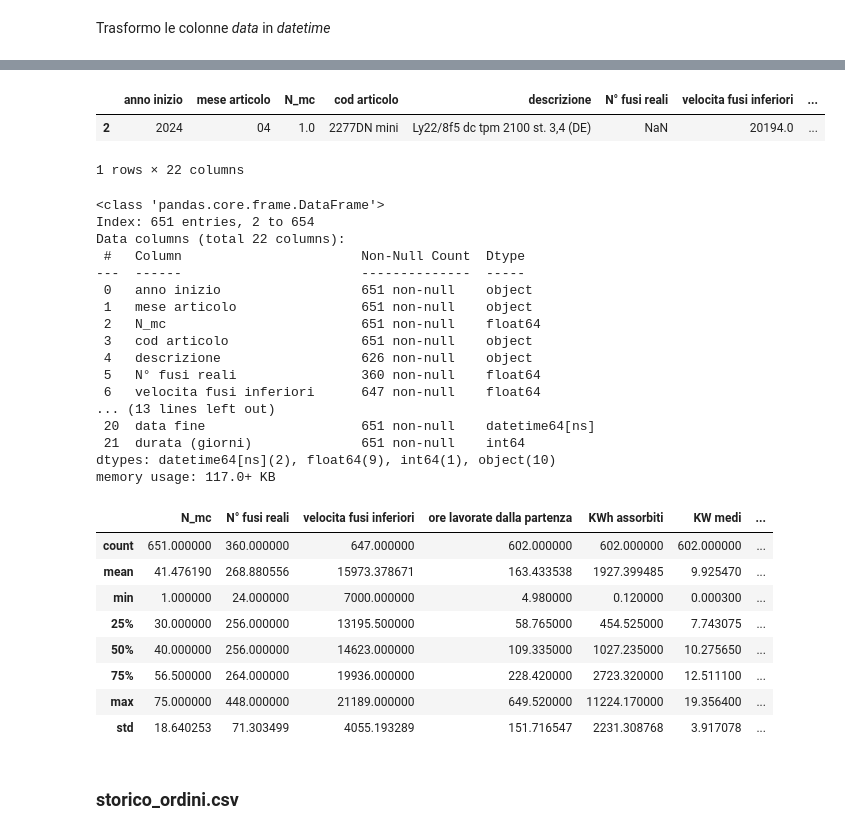
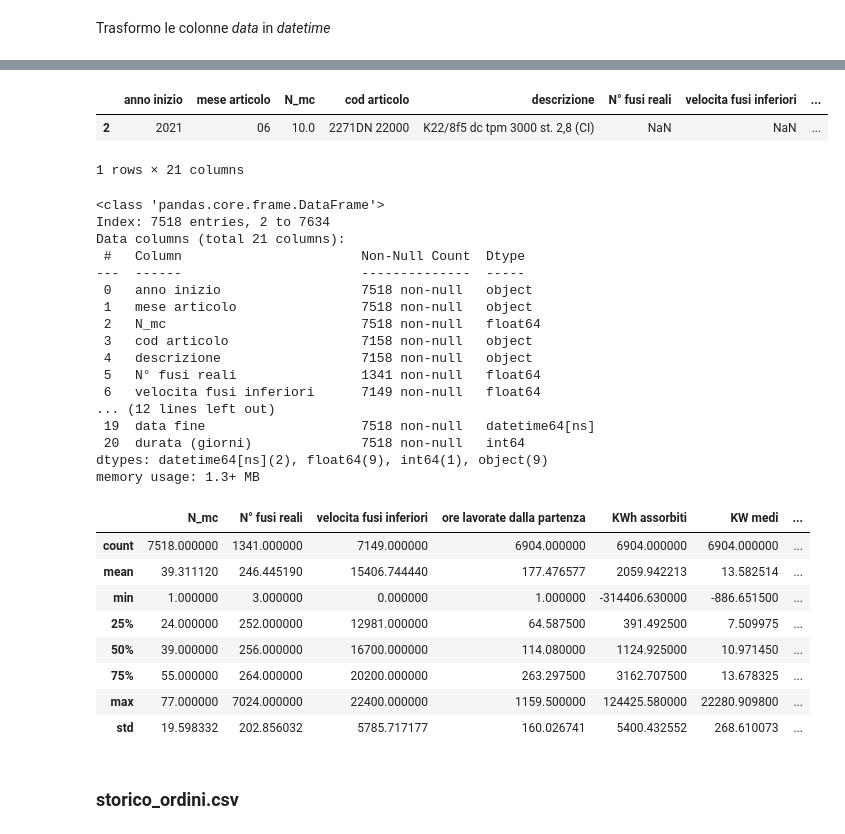
Before and after one commit to Dr3dre/LeMur, a Jupyter notebook: data_relations.ipynb, the cells around one changed output, grey strips where cells are left out. Saved outputs shown, nothing was run; the diff lists cells and outputs as text; code cells hidden in the pictures.

```diff
--- a/data_relations.ipynb
+++ b/data_relations.ipynb
@@ -253,7 +253,8 @@ valid.to_csv('data/valid/lista_articoli.csv', index=False)
 
 articolo $\times$ dati dalle macchine
 # %%
-filtrato = pd.read_csv('data/input/storico_filtrato.csv', decimal=',')
+# filtrato = pd.read_csv('data/input/storico_filtrato.csv', decimal=',')
+filtrato = pd.read_csv('data/input/storico_Lemur.csv', decimal=',')
 
 filtrato.info()
 filtrato.head()
@@ -296,7 +297,7 @@ df.rename(columns={
     },
     inplace=True
 )
-df.dropna(subset=['data ora partenza'], inplace=True)
+df.dropna(subset=['data ora partenza', 'data ora fine'], inplace=True)
 
 df['anno inizio'] = df['data ora partenza'].apply(lambda x: x.split(' ')[0].split('/')[2])
 df['mese articolo'] = df['data ora partenza'].apply(lambda x: x.split(' ')[0].split('/')[1])
@@ -313,51 +344,51 @@ Trasformo le colonne *data* in *datetime*
 # %%
 df['data partenza'] = df['data ora partenza'].apply(lambda x: x.split(' ')[0])
-df['ora partenza'] = df['data ora partenza'].apply(lambda x: x.split(' ')[1])
+# df['ora partenza'] = df['data ora partenza'].apply(lambda x: x.split(' ')[1])
 
 df['data fine'] = df['data ora fine'].apply(lambda x: x.split(' ')[0])
 # df['ora fine'] = df['data ora fine'].apply(lambda x: x.split(' ')[1])     # TODO: non tutte le righe hanno l'ora, non serve
 
 df['data partenza'] = pd.to_datetime(df['data partenza'], format='%d/%m/%Y')
 df['data fine'] = pd.to_datetime(df['data fine'], format='%d/%m/%Y')
 
 df['durata (giorni)'] = df['data fine'] - df['data partenza']
 df['durata (giorni)'] = df['durata (giorni)'].apply(lambda x: x.days)
 
 df.head(1)
 # %% [output]
 |  | anno inizio | mese articolo | N_mc | cod articolo | descrizione | N° fusi reali | velocita fusi inferiori | ... |
-| 2 | 2024 | 04 | 1.0 | 2277DN mini | Ly22/8f5 dc tpm 2100 st. 3,4 (DE) | NaN | 20194.0 | ... |
+| 2 | 2021 | 06 | 10.0 | 2271DN 22000 | K22/8f5 dc tpm 3000 st. 2,8 (CI) | NaN | NaN | ... |
-1 rows × 22 columns
+1 rows × 21 columns
 # %%
 df.info(True)
 df.describe()
 # %% [output]
 <class 'pandas.core.frame.DataFrame'>
-Index: 651 entries, 2 to 654
-Data columns (total 22 columns):
+Index: 7518 entries, 2 to 7634
+Data columns (total 21 columns):
  #   Column                       Non-Null Count  Dtype
 ---  ------                       --------------  -----
- 0   anno inizio                  651 non-null    object
- 1   mese articolo                651 non-null    object
- 2   N_mc                         651 non-null    float64
- 3   cod articolo                 651 non-null    object
- 4   descrizione                  626 non-null    object
- 5   N° fusi reali                360 non-null    float64
- 6   velocita fusi inferiori      647 non-null    float64
-... (13 lines left out)
- 20  data fine                    651 non-null    datetime64[ns]
- 21  durata (giorni)              651 non-null    int64
-dtypes: datetime64[ns](2), float64(9), int64(1), object(10)
-memory usage: 117.0+ KB
+ 0   anno inizio                  7518 non-null   object
+ 1   mese articolo                7518 non-null   object
+ 2   N_mc                         7518 non-null   float64
+ 3   cod articolo                 7158 non-null   object
+ 4   descrizione                  7158 non-null   object
+ 5   N° fusi reali                1341 non-null   float64
+ 6   velocita fusi inferiori      7149 non-null   float64
+... (12 lines left out)
+ 19  data fine                    7518 non-null   datetime64[ns]
+ 20  durata (giorni)              7518 non-null   int64
+dtypes: datetime64[ns](2), float64(9), int64(1), object(9)
+memory usage: 1.3+ MB
 |  | N_mc | N° fusi reali | velocita fusi inferiori | ore lavorate dalla partenza | KWh assorbiti | KW medi | ... |
-| count | 651.000000 | 360.000000 | 647.000000 | 602.000000 | 602.000000 | 602.000000 | ... |
-| mean | 41.476190 | 268.880556 | 15973.378671 | 163.433538 | 1927.399485 | 9.925470 | ... |
-| min | 1.000000 | 24.000000 | 7000.000000 | 4.980000 | 0.120000 | 0.000300 | ... |
-| 25% | 30.000000 | 256.000000 | 13195.500000 | 58.765000 | 454.525000 | 7.743075 | ... |
-| 50% | 40.000000 | 256.000000 | 14623.000000 | 109.335000 | 1027.235000 | 10.275650 | ... |
-| 75% | 56.500000 | 264.000000 | 19936.000000 | 228.420000 | 2723.320000 | 12.511100 | ... |
-| max | 75.000000 | 448.000000 | 21189.000000 | 649.520000 | 11224.170000 | 19.356400 | ... |
-| std | 18.640253 | 71.303499 | 4055.193289 | 151.716547 | 2231.308768 | 3.917078 | ... |
+| count | 7518.000000 | 1341.000000 | 7149.000000 | 6904.000000 | 6904.000000 | 6904.000000 | ... |
+| mean | 39.311120 | 246.445190 | 15406.744440 | 177.476577 | 2059.942213 | 13.582514 | ... |
+| min | 1.000000 | 3.000000 | 0.000000 | 1.000000 | -314406.630000 | -886.651500 | ... |
+| 25% | 24.000000 | 252.000000 | 12981.000000 | 64.587500 | 391.492500 | 7.509975 | ... |
+| 50% | 39.000000 | 256.000000 | 16700.000000 | 114.080000 | 1124.925000 | 10.971450 | ... |
+| 75% | 55.000000 | 264.000000 | 20200.000000 | 263.297500 | 3162.707500 | 13.678325 | ... |
+| max | 77.000000 | 7024.000000 | 22400.000000 | 1159.500000 | 124425.580000 | 22280.909800 | ... |
+| std | 19.598332 | 202.856032 | 5785.717177 | 160.026741 | 5400.432552 | 268.610073 | ... |
 # %% [markdown]
 ### storico_ordini.csv
 # %%
```
Also changed, not shown: parts of 7 cells of this notebook, 7 other files.
